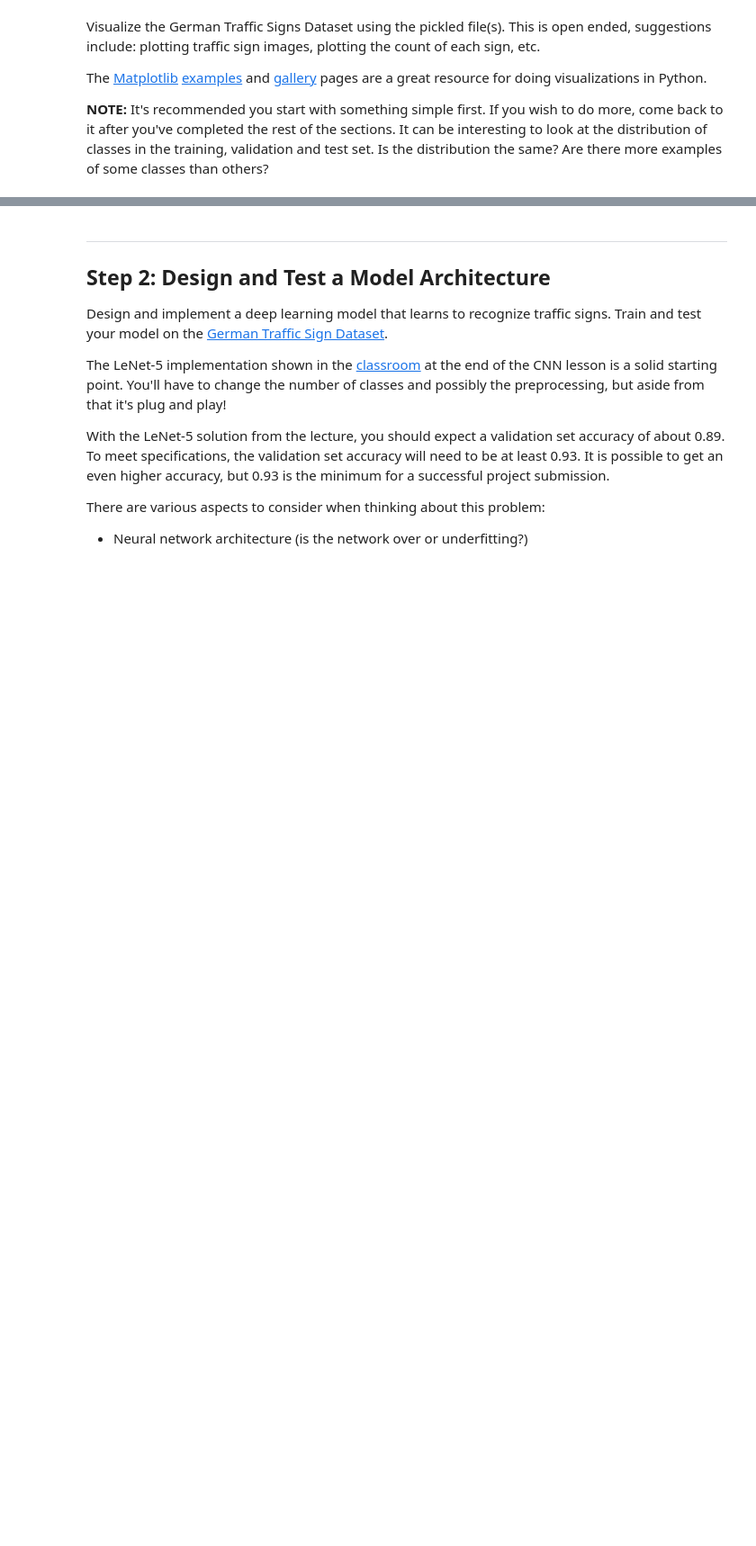
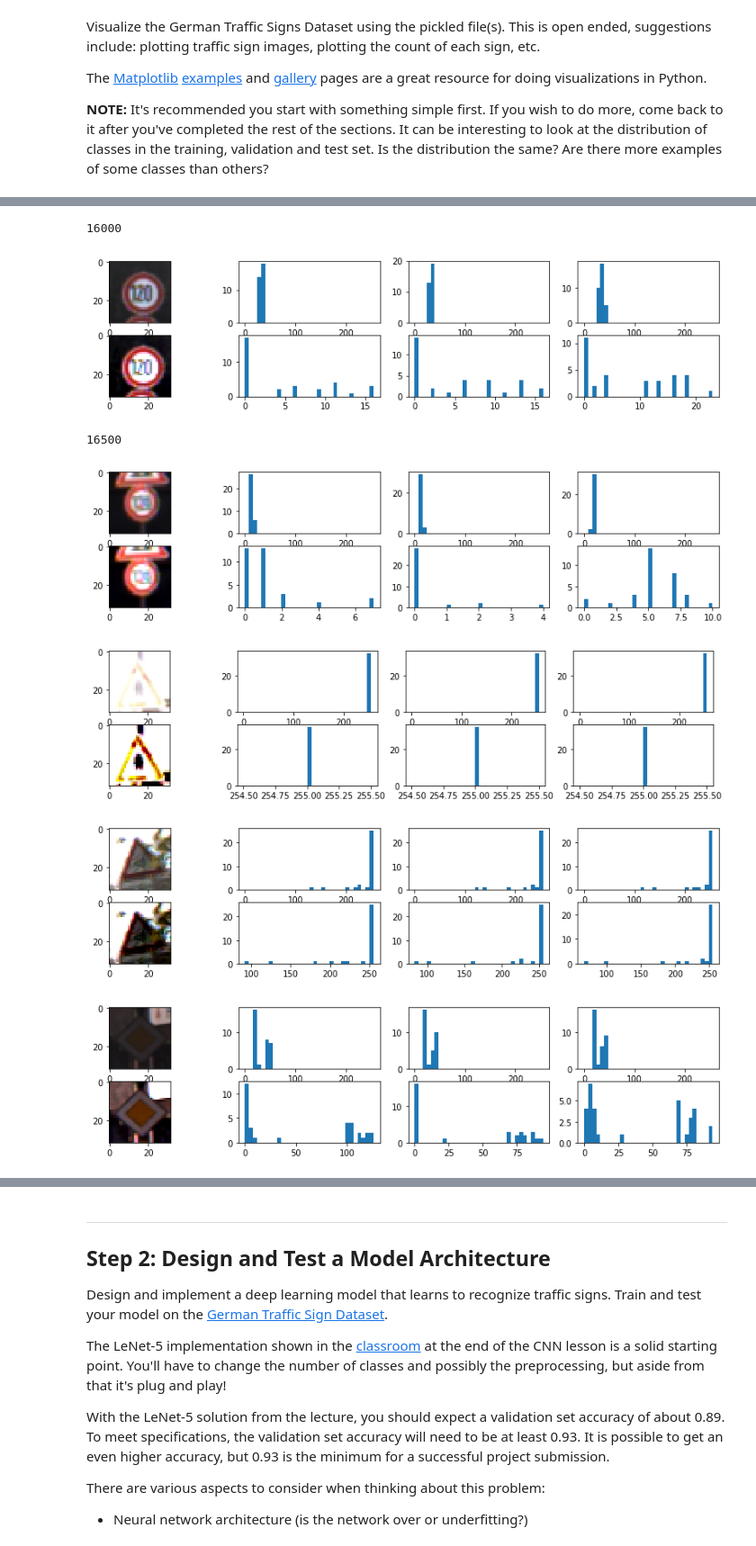
Before and after one commit to stefancyliax/CarND-Traffic-Sign-Classifier-Project, a Jupyter notebook: Traffic_Sign_Classifier.ipynb, the cells around one changed output, grey strips where cells are left out. Shown at 90% size. Cells and saved outputs as stored; diff of their text form; code cells hidden in the pictures; blank space fills up the shorter version.

```diff
--- a/Traffic_Sign_Classifier.ipynb
+++ b/Traffic_Sign_Classifier.ipynb
@@ -128,0 +204,23 @@ def contrast(image):
+# %%
+min(1200, 255)
+min(((80 - 15)/(84 - 15)), 1)
+from skimage import exposure
+
+def contrast2(img):
+    img_rescale = img.copy()
+    p2, p98 = np.percentile(img, (10, 90))
+    img_rescale = exposure.rescale_intensity(img, in_range=(p2, p98))
+
+
+    return img_rescale
+
+
+#image: 9240, 10740 anschauen!
+# %% [output]
+16000
+[figure, added]
+16500
+[figure, added]
+[figure, added]
+[figure, added]
+[figure, added]
```
Also changed, not shown: parts of 4 cells of this notebook.
